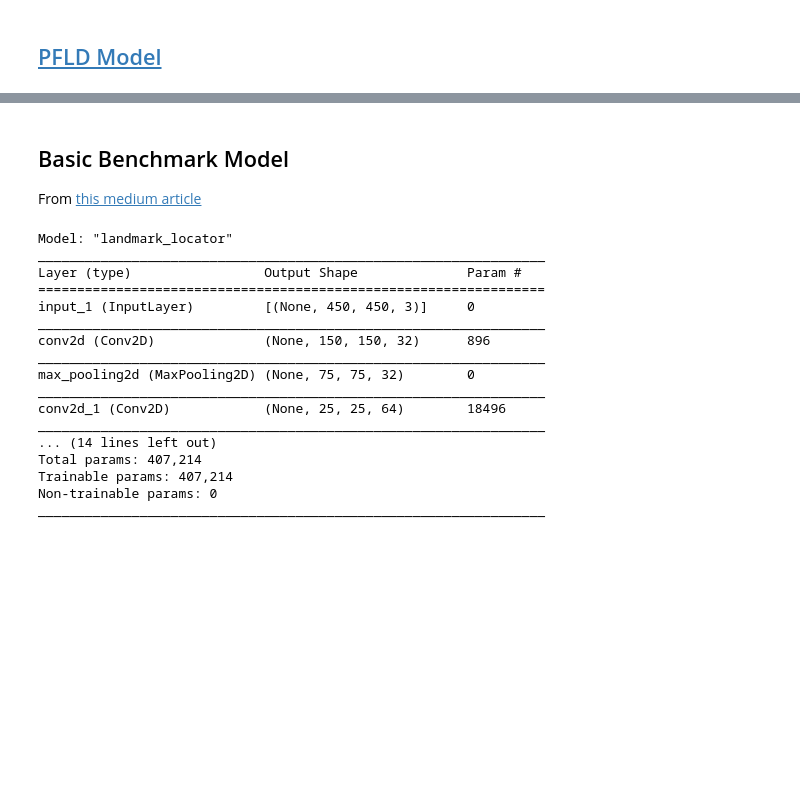
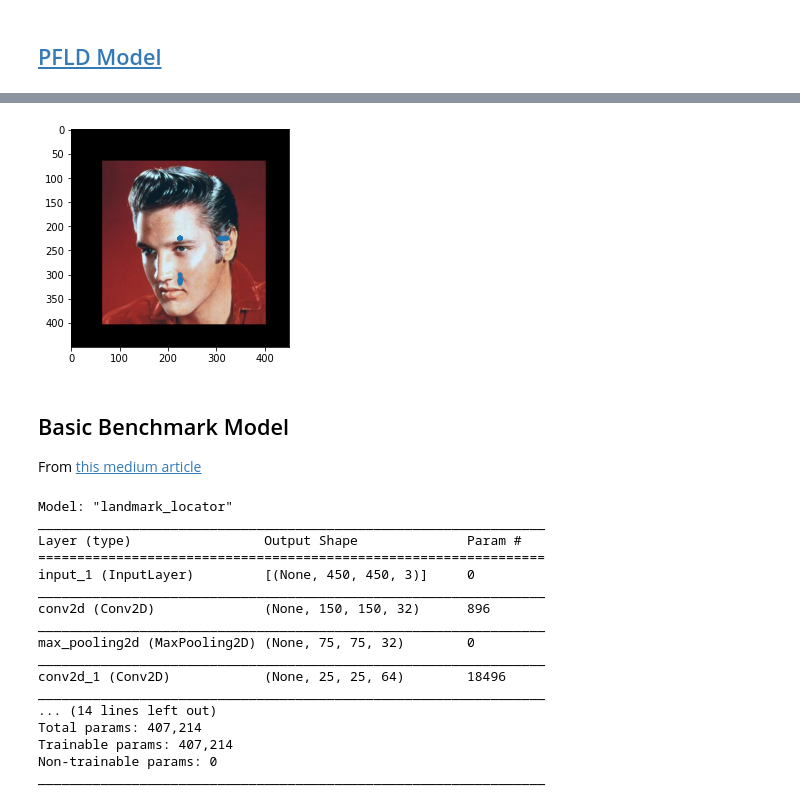
Before and after one commit to Waidhoferj/CSC-566-Project, a Jupyter notebook: FacialLandmarks.ipynb, the cells around one changed output, grey strips where cells are left out. Cells and saved outputs as stored; diff of their text form; code cells hidden in the pictures; blank space fills up the shorter version.

```diff
--- a/FacialLandmarks.ipynb
+++ b/FacialLandmarks.ipynb
@@ -106,14 +134,13 @@ def create_PFLD_model(input_shape, training=True):
   Builds a backbone model that takes in an image and outputs 68 landmark locations.
   If training is true, it attaches the aux model
   """
-  input_layer = layers.Input(input_shape)
+  input_layer = layers.Input(input_shape, name="model_input")
   x = layers.Conv2D(64,(3,3), strides=(2,2), activation="relu")(input_layer)
   x = layers.DepthwiseConv2D(64, strides=(1,1), activation="relu")(x)
   for _ in range(5):
     x = mobilenet_block(x, t=2, c=64, s=2)
   aux_in = mobilenet_block(x, t=2, c=64, s=2) # TODO: c = 128 but theres an error so 64 for now
-  if training:
-    aux_out = create_aux_model(aux_in)
+  aux_out = create_aux_model(aux_in)
   x = aux_in
   for _ in range(6):
     x = mobilenet_block(x, t=4, c=64, s=2)
@@ -126,7 +153,7 @@ def create_PFLD_model(input_shape, training=True):
   x = layers.Flatten()(x)
   x = layers.Dense(136, activation="relu", name="landmarks")(x)
 
-  return Model(name="PFLM Backbone", inputs=input_layer, outputs=[x, aux_out])
+  return Model(name="PFLM_Backbone", inputs=input_layer, outputs=[x, aux_out])
 
 
 
@@ -145,24 +172,10 @@ def create_aux_model(input_layer: layers.Layer):
   x = layers.Flatten()(x)
   x = layers.Dense(32, activation="relu")(x)
   return layers.Dense(3, activation="relu", name="pose")(x)
-
-
-def create_training_network(backbone):
-  """
-  PFLD is trained with the aux and backbone model together. In production only
-  backbone is used. This will connect the two models for training.
-  Input: An image
-  Output: the landmarks AND pitch, yaw, roll.
-  """
-  aux_input = backbone.get_layer("aux_input")
-  print(aux_input.input_shape)
-  aux_model = create_aux_model(aux_input.input_shape[1:])
-  aux_out = aux_model(aux_input)
-  return Model(name="PFLD Training Network", inputs=backbone.layers[0], outputs=[backbone.layers[-1], aux_out] )
 # %%
 opt = tf.keras.optimizers.Adam()
 model = create_PFLD_model((450,450,3))
-model.compile(optimizer=opt, loss={"landmarks": "mse", "pose": "mse"}, metrics={"landmarks": "rmse", "pose": "rmse"})
+model.compile(optimizer=opt, loss={"landmarks": "mse", "pose": "mse"}, metrics={"landmarks": tf.keras.metrics.RootMeanSquaredError(), "pose": tf.keras.metrics.RootMeanSquaredError()})
 # %%
 tf.keras.utils.plot_model(model, show_shapes=True)
 # %% [output]
@@ -170,3 +183,3 @@ tf.keras.utils.plot_model(model, show_shapes=True)
 # %%
-model.fit(x=images, y=outputs, epochs=10, validation_split=0.1, batch_size=32)
+model.fit(x={"model_input":images}, y=outputs, epochs=50, batch_size=5)
 # %% [output]
@@ -173,0 +204,4 @@ ValueError: ignored
+# %%
+# pd.DataFrame(model.history.history).plot()
+landmarks, poses = model.predict(images)
+landmarks = (landmarks + 1) *450/2
@@ -174,3 +220,15 @@ ValueError: ignored
+# %%
+#@title View Predicted Images
+image_index = 4 #@param {type:"slider", min:1, max:16, step:1}
+points = predictions * 450
+i = 0
+for x in images:
+  if (i == image_index):
+    display_landmarks(tf.reshape(x, (450,450,3)), landmarks[image_index])
+    break
+  i += 1
+# %% [output]
+[figure, added]
 # %% [markdown]
 ## Basic Benchmark Model
 From [this medium article](https://towardsdatascience.com/detecting-facial-features-using-deep-learning-2e23c8660a7a)
```
Also changed, not shown: parts of 6 cells of this notebook.
